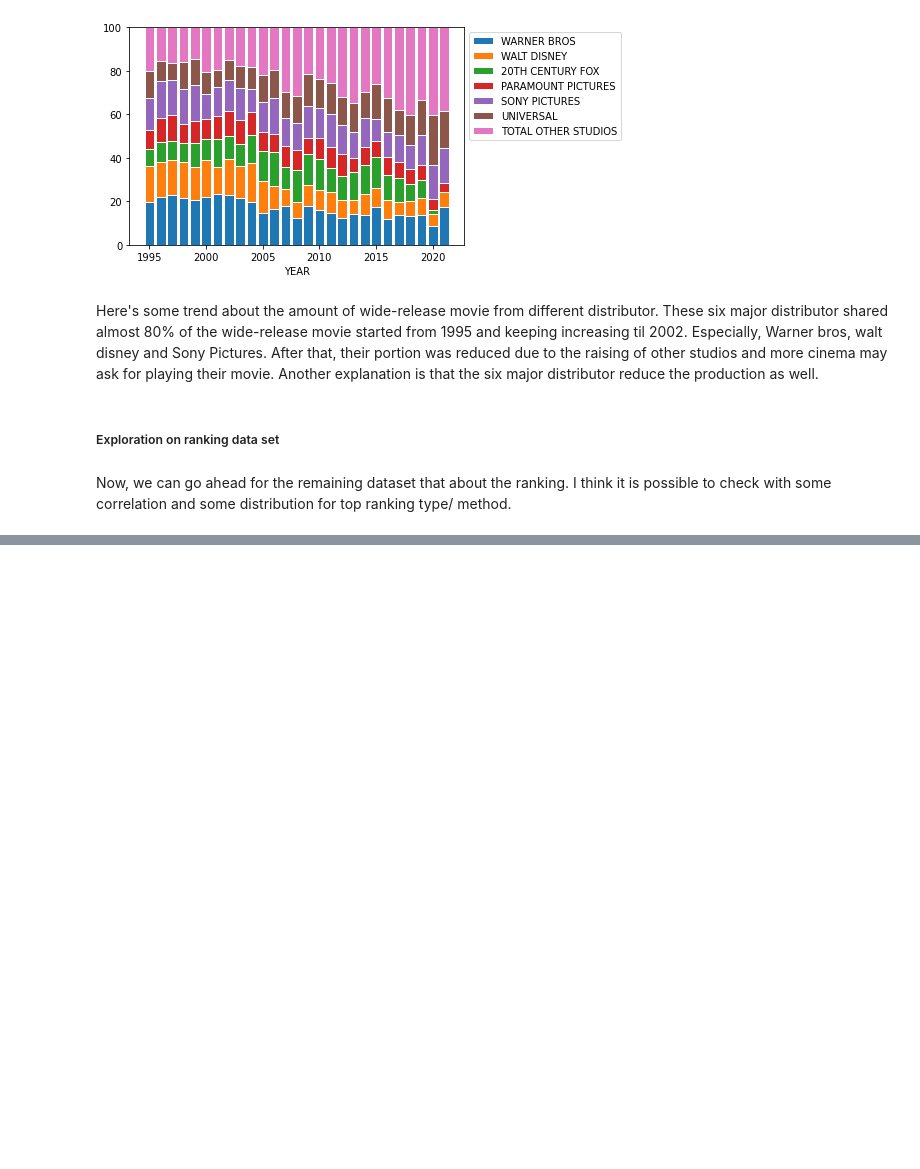
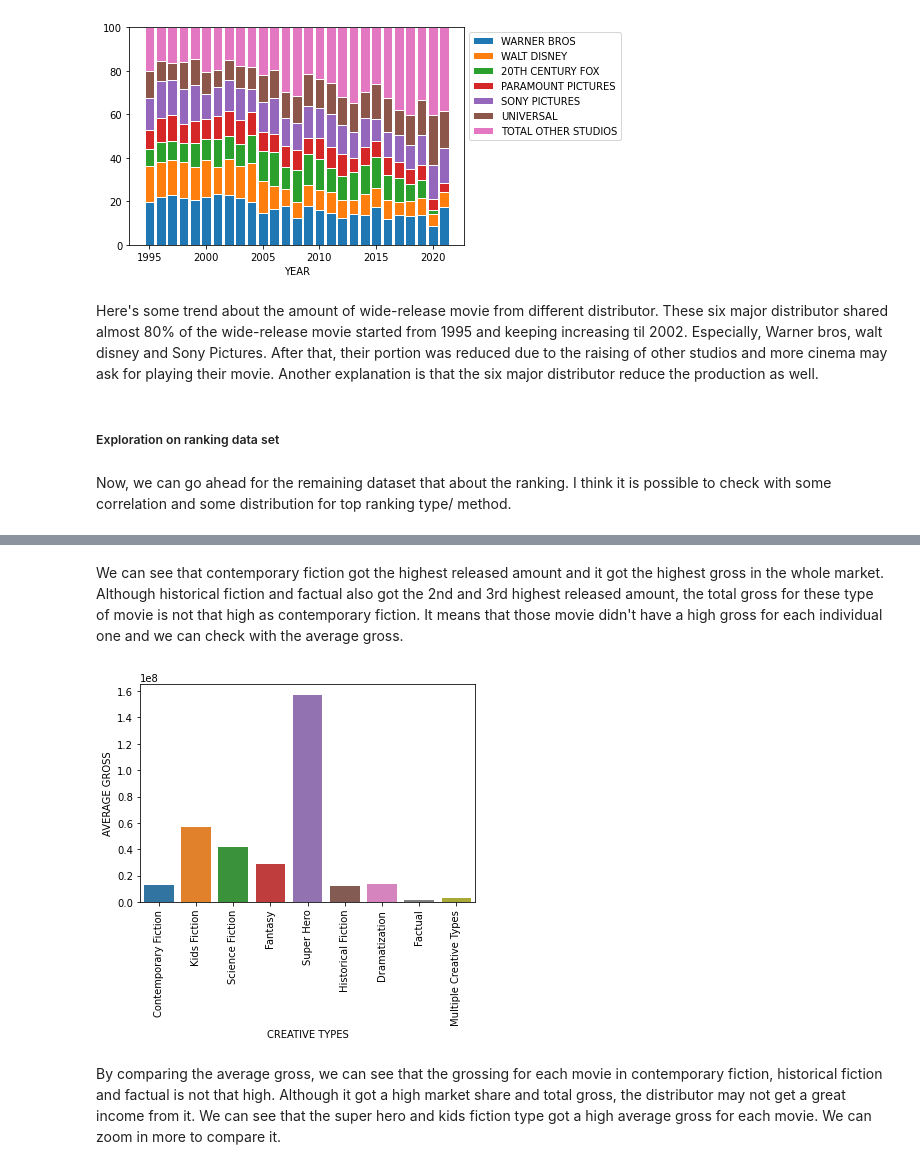
Before and after one commit to dcrowTMH/movie_eda, a Jupyter notebook: Movie_EDA.ipynb, the cells around one changed output, grey strips where cells are left out. Drawn from its saved outputs; the diff is of its cells as text; code cells hidden in the pictures; blank space fills up the shorter version.

```diff
--- a/Movie_EDA.ipynb
+++ b/Movie_EDA.ipynb
@@ -756,0 +792,12 @@ from sklearn.preprocessing import OrdinalEncoder
+# %% [markdown]
+We can see that contemporary fiction got the highest released amount and it got the highest gross in the whole market. Although historical fiction and factual also got the 2nd and 3rd highest released amount, the total gross for these type of movie is not that high as contemporary fiction. It means that those movie didn't have a high gross for each individual one and we can check with the average gross.
+# %%
+# Let's plot a bar chart for average gross column
+plt.figure(3)
+sns.barplot(data = df_popular_type, x = 'CREATIVE TYPES', y = 'AVERAGE GROSS')
+x = plt.xticks(rotation = 90)
+plt.show()
+# %% [output]
+[figure, added]
+# %% [markdown]
+By comparing the average gross, we can see that the grossing for each movie in contemporary fiction, historical fiction and factual is not that high. Although it got a high market share and total gross, the distributor may not get a great income from it. We can see that the super hero and kids fiction type got a high average gross for each movie. We can zoom in more to compare it.
```
Also changed, not shown: parts of 27 cells of this notebook.
